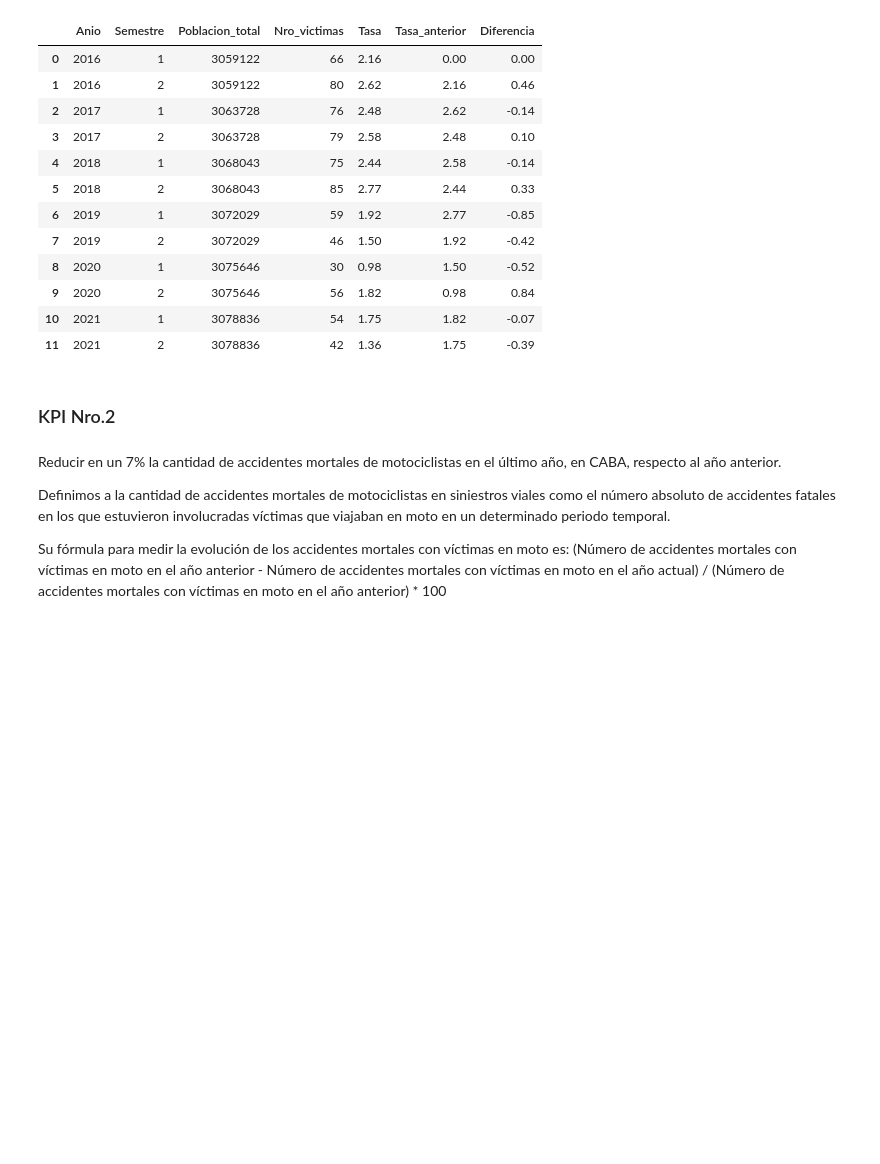
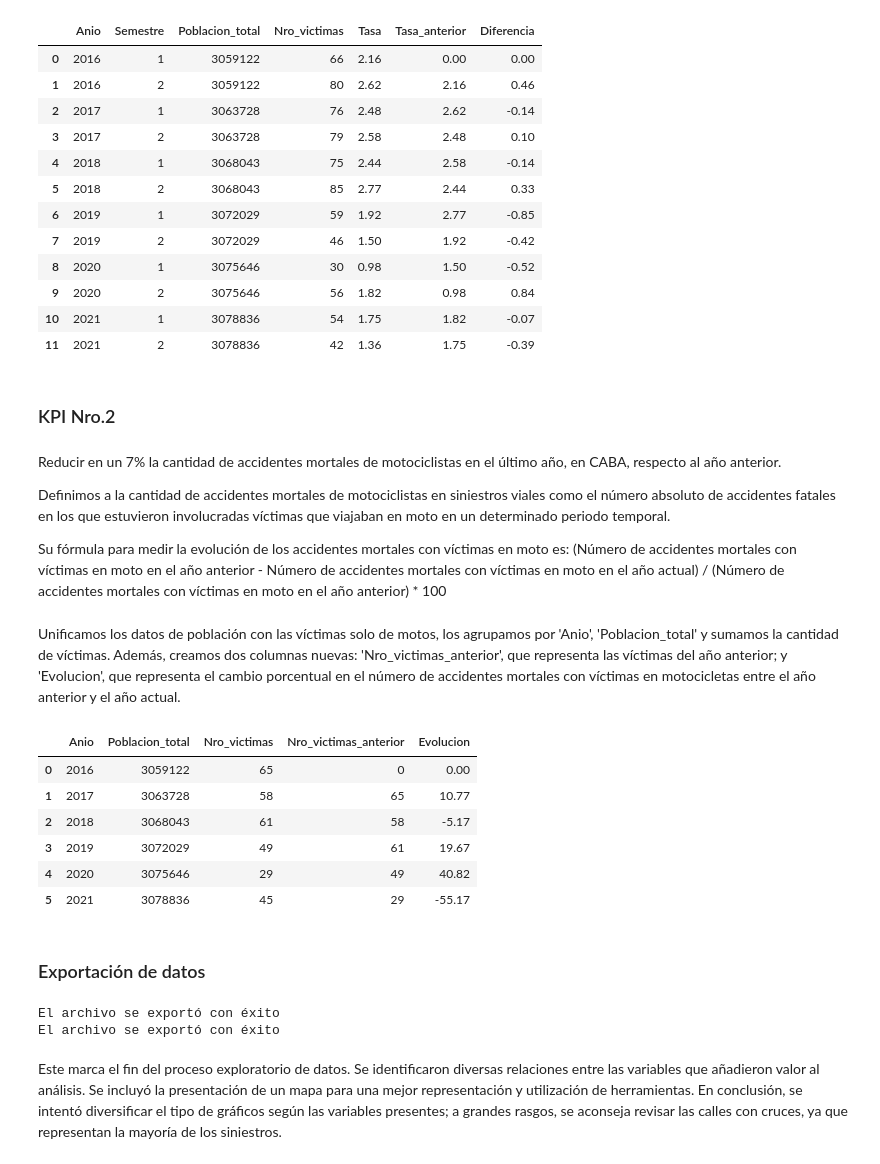
Before and after one commit to MaximilianoTauil/PI_Siniestros, a Jupyter notebook: EDA.ipynb, the cells around one changed output. Cells and saved outputs as stored; diff of their text form; code cells hidden in the pictures; blank space fills up the shorter version.

Commit message:
Cambios iniciales

```diff
--- a/EDA.ipynb
+++ b/EDA.ipynb
@@ -942,3 +942,31 @@ Reducir en un 7% la cantidad de accidentes mortales de motociclistas en el últi
 Definimos a la cantidad de accidentes mortales de motociclistas en siniestros viales como el número absoluto de accidentes fatales en los que estuvieron involucradas víctimas que viajaban en moto en un determinado periodo temporal.
 
 Su fórmula para medir la evolución de los accidentes mortales con víctimas en moto es: (Número de accidentes mortales con víctimas en moto en el año anterior - Número de accidentes mortales con víctimas en moto en el año actual) / (Número de accidentes mortales con víctimas en moto en el año anterior) * 100
+# %% [markdown]
+Unificamos los datos de población con las víctimas solo de motos, los agrupamos por 'Anio', 'Poblacion_total' y sumamos la cantidad de víctimas. Además, creamos dos columnas nuevas: 'Nro_victimas_anterior', que representa las víctimas del año anterior; y 'Evolucion', que representa el cambio porcentual en el número de accidentes mortales con víctimas en motocicletas entre el año anterior y el año actual.
+# %%
+data_motos = pd.merge(data_poblacion,data_union)
+data_motos1 = data_motos[data_motos['Victima'] == 'MOTO']
+data_kpi2 = data_motos1.groupby(by=['Anio','Poblacion_total'])['Nro_victimas'].sum().reset_index()
+data_kpi2['Nro_victimas_anterior'] = data_kpi2['Nro_victimas'].shift(periods=1,fill_value=0)
+data_kpi2['Evolucion'] = round ((data_kpi2['Nro_victimas_anterior'] - data_kpi2['Nro_victimas']) / (data_kpi2['Nro_victimas_anterior'])*100,2)
+data_kpi2.loc[data_kpi2.index[0], 'Evolucion'] = 0
+data_kpi2
+# %% [output]
+|  | Anio | Poblacion_total | Nro_victimas | Nro_victimas_anterior | Evolucion |
+| 0 | 2016 | 3059122 | 65 | 0 | 0.00 |
+| 1 | 2017 | 3063728 | 58 | 65 | 10.77 |
+| 2 | 2018 | 3068043 | 61 | 58 | -5.17 |
+| 3 | 2019 | 3072029 | 49 | 61 | 19.67 |
+| 4 | 2020 | 3075646 | 29 | 49 | 40.82 |
+| 5 | 2021 | 3078836 | 45 | 29 | -55.17 |
+# %% [markdown]
+### Exportación de datos
+# %%
+Herr.export_data_csv('Datasets/data_kpi1.csv',data_kpi1)
+Herr.export_data_csv('Datasets/data_kpi2.csv',data_kpi2)
+# %% [output]
+El archivo se exportó con éxito
+El archivo se exportó con éxito
+# %% [markdown]
+Este marca el fin del proceso exploratorio de datos. Se identificaron diversas relaciones entre las variables que añadieron valor al análisis. Se incluyó la presentación de un mapa para una mejor representación y utilización de herramientas. En conclusión, se intentó diversificar el tipo de gráficos según las variables presentes; a grandes rasgos, se aconseja revisar las calles con cruces, ya que representan la mayoría de los siniestros.
```
Also changed, not shown: parts of 1 cell of this notebook, 2 other files.
